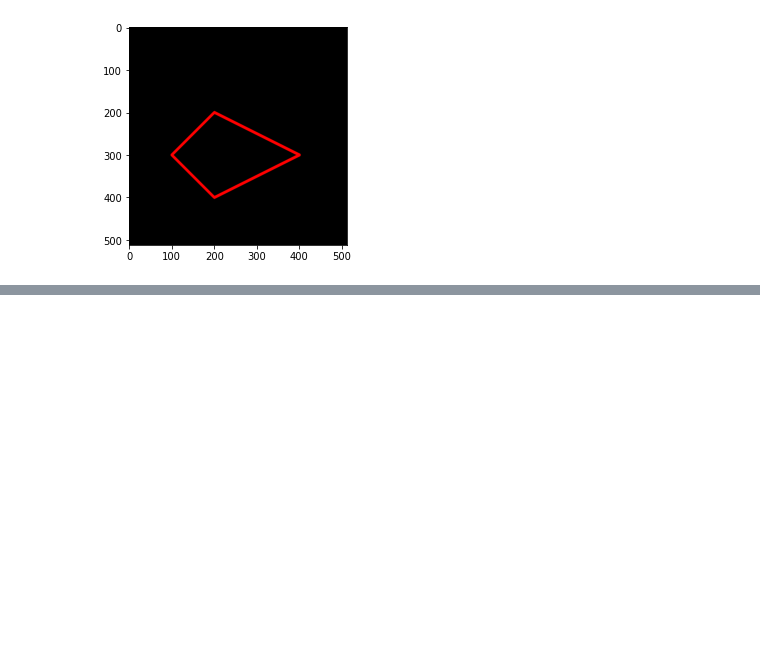
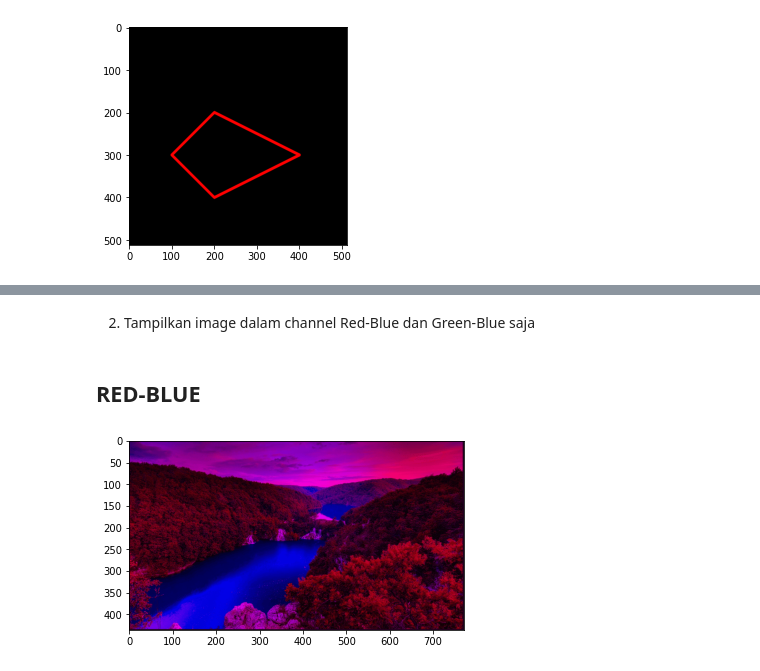
Before and after one commit to khrnnisak/PCVK_Genap_2023, a Jupyter notebook: Pertemuan2.ipynb, the cells around one changed output, grey strips where cells are left out. Saved outputs shown, nothing was run; the diff lists cells and outputs as text; code cells hidden in the pictures; blank space fills up the shorter version.

```diff
--- a/Pertemuan2.ipynb
+++ b/Pertemuan2.ipynb
@@ -125,0 +148,17 @@ plt.imshow(black_img2)
+# %% [markdown]
+2. Tampilkan image dalam channel Red-Blue dan Green-Blue saja
+# %% [markdown]
+## RED-BLUE
+# %%
+
+img_tugas = cv.imread('/content/drive/MyDrive/PCVK/jungle.png')
+
+
+b, g, r = cv.split(img_tugas)
+
+rb_image = cv.merge([r, g*0, b])
+
+plt.imshow(rb_image)
+plt.show()
+# %% [output]
+[figure, added]
```
Also changed, not shown: parts of 24 cells of this notebook.
